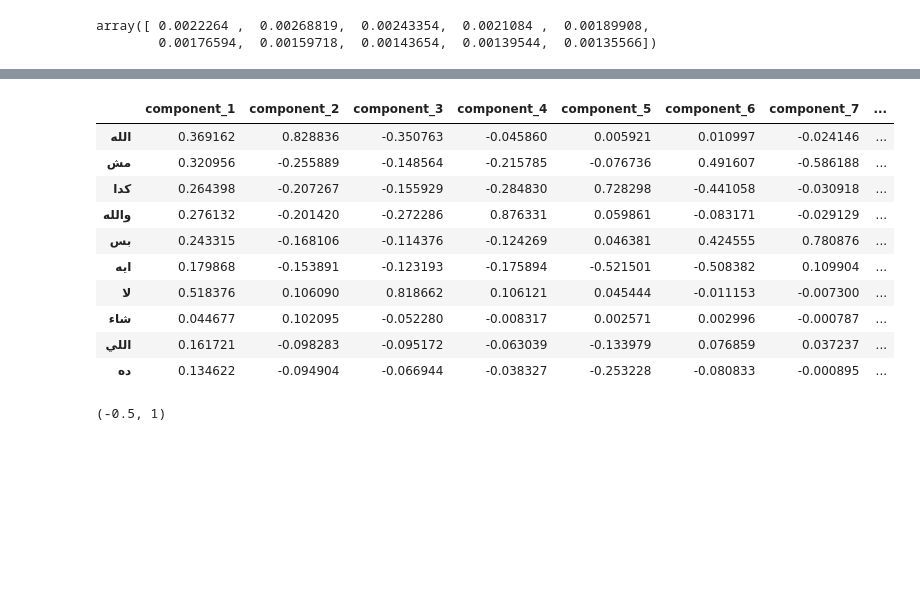
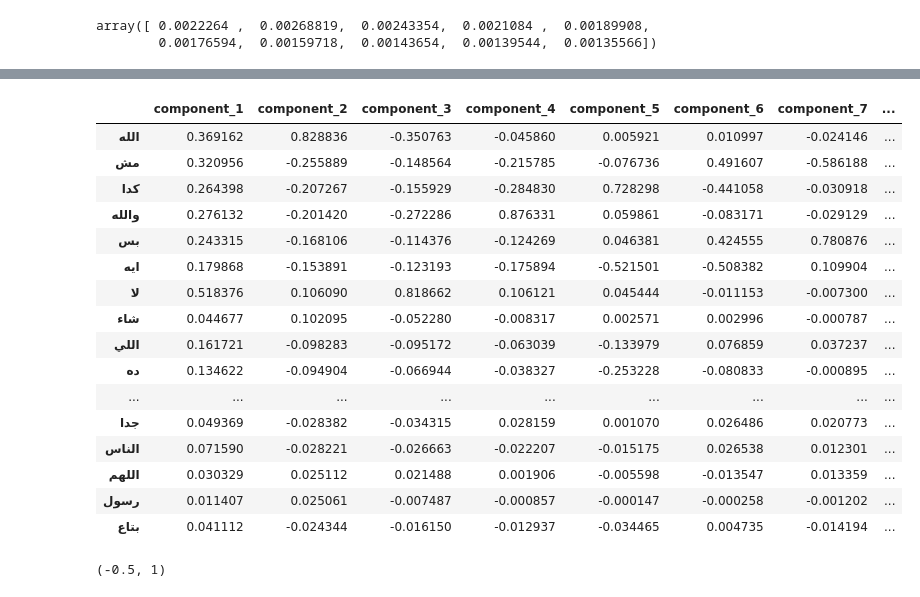
Before and after one commit to telsahy/capstone-52, a Jupyter notebook: topic_modeling_experiments/lsa/lsa_numpy_sampling_test.ipynb, the cells around one changed output, grey strips where cells are left out. Drawn from its saved outputs; the diff is of its cells as text; code cells hidden in the pictures; blank space fills up the shorter version.

```diff
--- a/topic_modeling_experiments/lsa/lsa_numpy_sampling_test.ipynb
+++ b/topic_modeling_experiments/lsa/lsa_numpy_sampling_test.ipynb
@@ -180,17 +186,23 @@ vocabulary_loadings.sort_values('abs_component_1',ascending=False).head(10)
 # %%
-vocabulary_loadings.sort_values('abs_component_2',ascending=False).head(10)
+vocabulary_loadings.sort_values('abs_component_2',ascending=False).head(30)
 # %% [output]
 |  | component_1 | component_2 | component_3 | component_4 | component_5 | component_6 | component_7 | ... |
 | الله | 0.369162 | 0.828836 | -0.350763 | -0.045860 | 0.005921 | 0.010997 | -0.024146 | ... |
 | مش | 0.320956 | -0.255889 | -0.148564 | -0.215785 | -0.076736 | 0.491607 | -0.586188 | ... |
 | كدا | 0.264398 | -0.207267 | -0.155929 | -0.284830 | 0.728298 | -0.441058 | -0.030918 | ... |
 | والله | 0.276132 | -0.201420 | -0.272286 | 0.876331 | 0.059861 | -0.083171 | -0.029129 | ... |
 | بس | 0.243315 | -0.168106 | -0.114376 | -0.124269 | 0.046381 | 0.424555 | 0.780876 | ... |
 | ايه | 0.179868 | -0.153891 | -0.123193 | -0.175894 | -0.521501 | -0.508382 | 0.109904 | ... |
 | لا | 0.518376 | 0.106090 | 0.818662 | 0.106121 | 0.045444 | -0.011153 | -0.007300 | ... |
 | شاء | 0.044677 | 0.102095 | -0.052280 | -0.008317 | 0.002571 | 0.002996 | -0.000787 | ... |
 | اللي | 0.161721 | -0.098283 | -0.095172 | -0.063039 | -0.133979 | 0.076859 | 0.037237 | ... |
 | ده | 0.134622 | -0.094904 | -0.066944 | -0.038327 | -0.253228 | -0.080833 | -0.000895 | ... |
+| ... | ... | ... | ... | ... | ... | ... | ... | ... |
+| جدا | 0.049369 | -0.028382 | -0.034315 | 0.028159 | 0.001070 | 0.026486 | 0.020773 | ... |
+| الناس | 0.071590 | -0.028221 | -0.026663 | -0.022207 | -0.015175 | 0.026538 | 0.012301 | ... |
+| اللهم | 0.030329 | 0.025112 | 0.021488 | 0.001906 | -0.005598 | -0.013547 | 0.013359 | ... |
+| رسول | 0.011407 | 0.025061 | -0.007487 | -0.000857 | -0.000147 | -0.000258 | -0.001202 | ... |
+| بتاع | 0.041112 | -0.024344 | -0.016150 | -0.012937 | -0.034465 | 0.004735 | -0.014194 | ... |
 # %%
 plt.figure(figsize=(7,7))
 pc_1 = latent_semantic_analysis['component_1'].values
```
Also changed, not shown: parts of 1 cell of this notebook, 2 other files.
